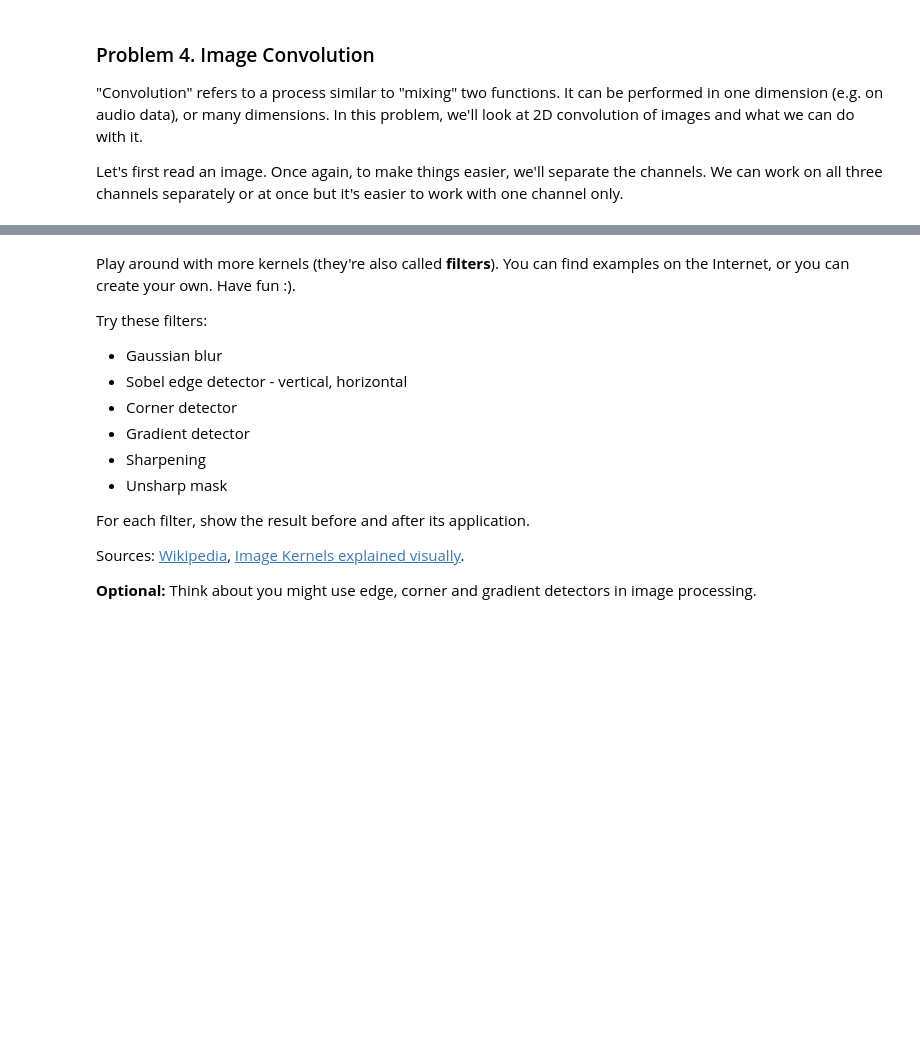
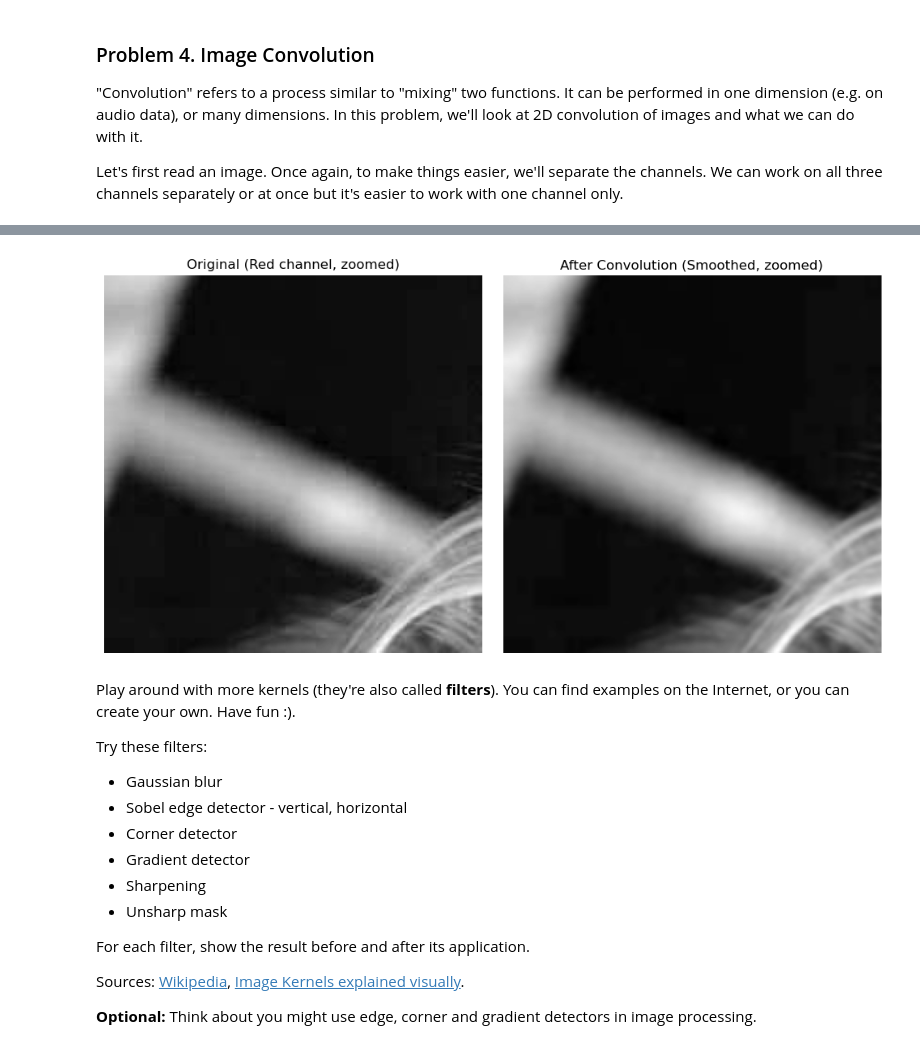
Before and after one commit to Araychev/UPSKILL-AI-and-Machine-Learning---2025, a Jupyter notebook: Math Concepts for Developers - март 2025/Exercise_Hypothesis-Testing/Hypothesis Testing Exercise.ipynb, the cells around one changed output, grey strips where cells are left out. Cells and saved outputs as stored; diff of their text form; code cells hidden in the pictures; blank space fills up the shorter version.

```diff
--- a/Math Concepts for Developers - март 2025/Exercise_Hypothesis-Testing/Hypothesis Testing Exercise.ipynb
+++ b/Math Concepts for Developers - март 2025/Exercise_Hypothesis-Testing/Hypothesis Testing Exercise.ipynb
@@ -447,3 +448,29 @@ Apply the convolution. To see better how it performs, you can plot only a part o
+# %%
+# Define the 3x3 averaging (box blur) kernel
+kernel = np.ones((3, 3)) / 9
+
+# Apply convolution to the red channel using scipy.ndimage
+smoothed_r = scipy.ndimage.convolve(r, kernel, mode='nearest')
+
+# Display a zoomed-in region for comparison (e.g., top-left 200x200 pixels)
+zoom_slice = (slice(0, 200), slice(0, 200))
+
+plt.figure(figsize=(10, 5))
+
+plt.subplot(1, 2, 1)
+plt.imshow(r[zoom_slice], cmap='gray')
+plt.title('Original (Red channel, zoomed)')
+plt.axis('off')
+
+plt.subplot(1, 2, 2)
+plt.imshow(smoothed_r[zoom_slice], cmap='gray')
+plt.title('After Convolution (Smoothed, zoomed)')
+plt.axis('off')
+
+plt.tight_layout()
+plt.show()
+# %% [output]
+[figure, added]
 # %% [markdown]
 Play around with more kernels (they're also called **filters**). You can find examples on the Internet, or you can create your own. Have fun :).
 
```
Also changed, not shown: parts of 4 cells of this notebook.
